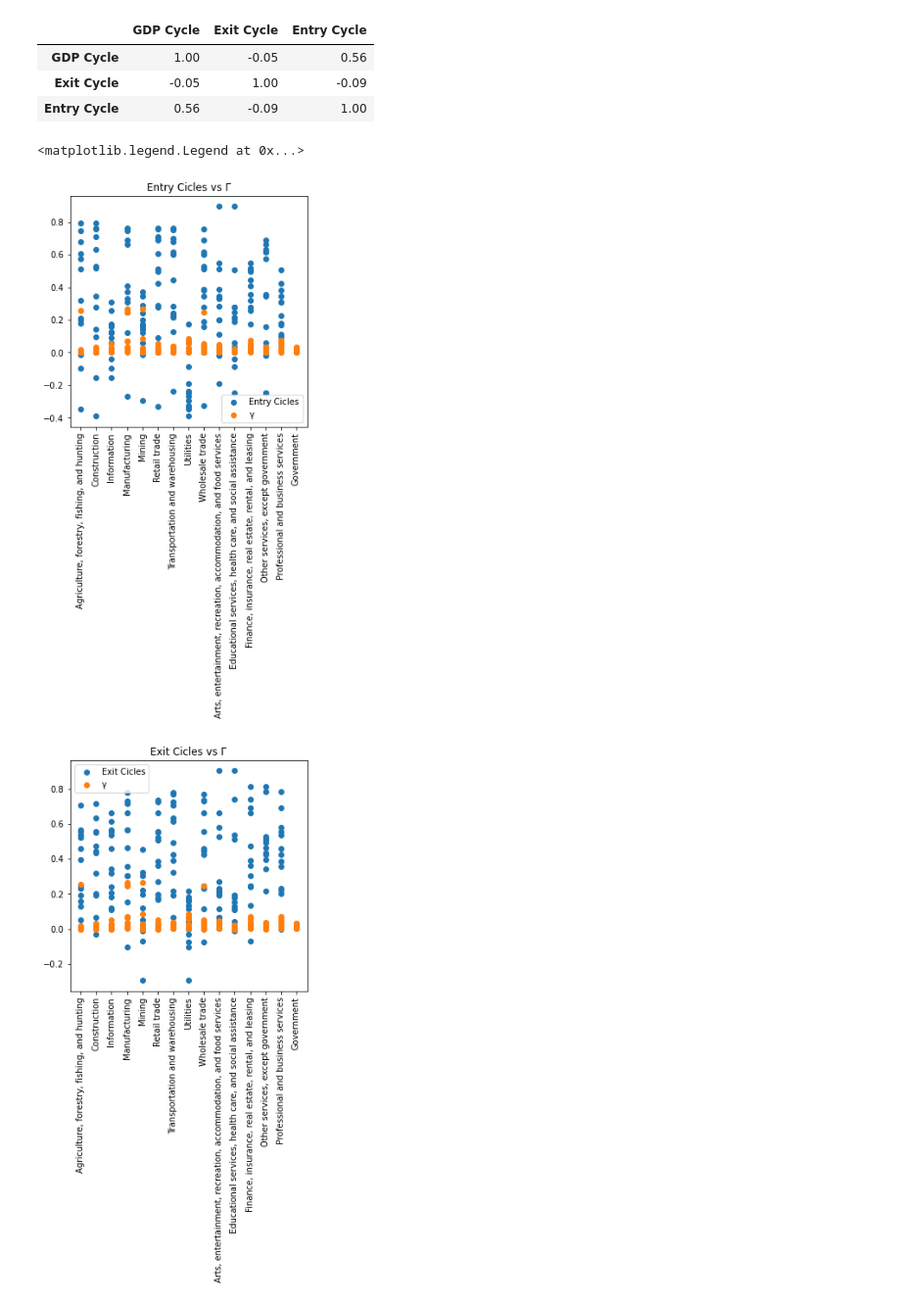
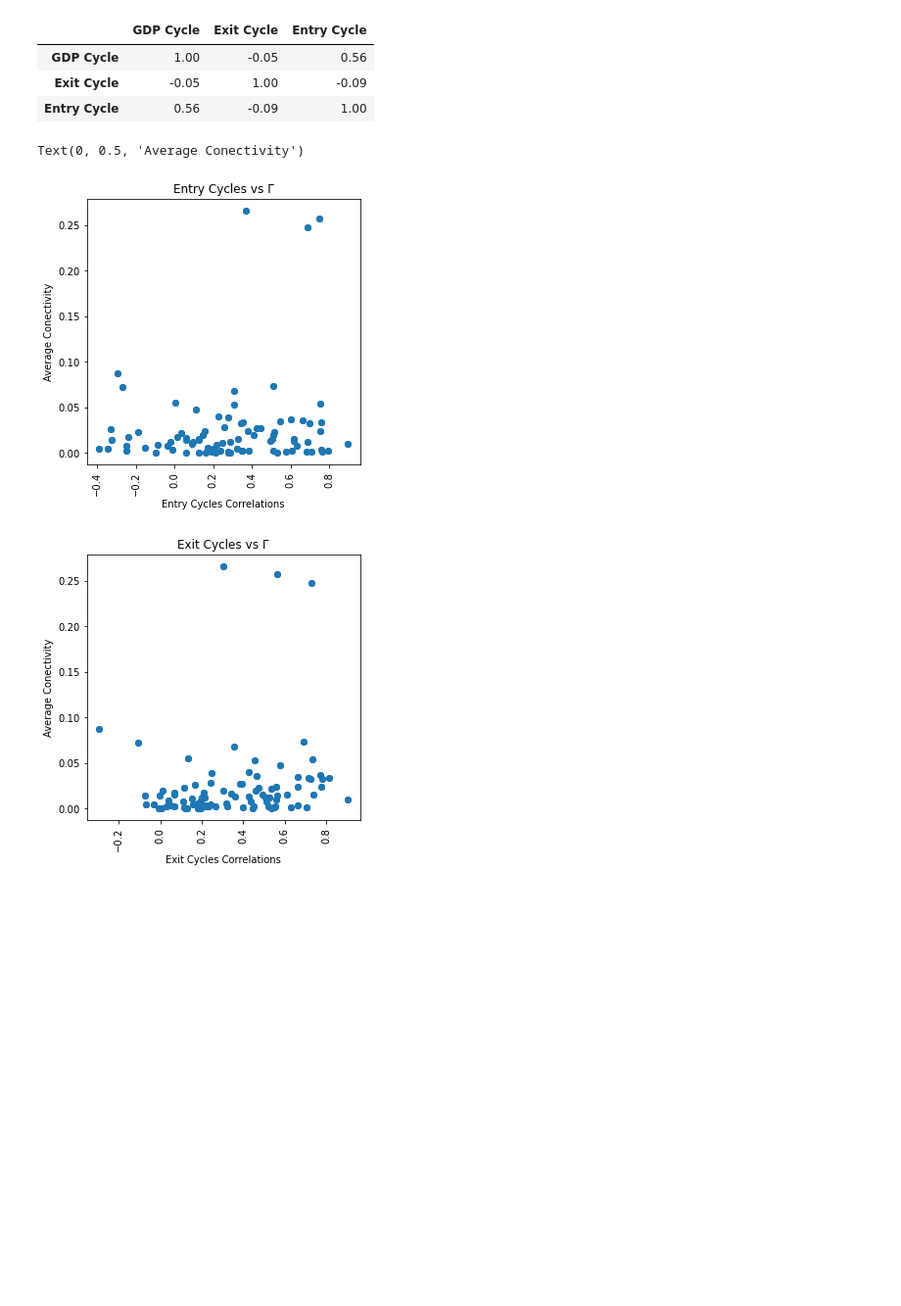
Before and after one commit to gapb2708/HeterogeneousFirms, a Jupyter notebook: Practica 7.ipynb, the cells around one changed output. Shown at 98% size. Cells and saved outputs as stored; diff of their text form; code cells hidden in the pictures; blank space fills up the shorter version.

Commit message:
Correlations graph fixed

```diff
--- a/Practica 7.ipynb
+++ b/Practica 7.ipynb
@@ -271,58 +271,51 @@ df_exit_corr.drop(["Accommodation and food services", "Arts, entertainment, and
        "Health care and social assistance", "Educational services",
        "Real estate and rental and leasing", "Finance and insurance",
        "Administrative and support and waste management and remediation services",
        "Other services (except public administration)",
       "Management of companies and enterprises", "Professional, scientific, and technical services","Total for all sectors"], axis=1, inplace=True)
 df_exit_corr.rename(columns={"Mining, quarrying, and oil and gas extraction":"Mining","Agriculture, forestry, fishing and hunting": "Agriculture, forestry, fishing, and hunting"}, inplace=True)
 
 #Creating Matrix Correlations for exit cycles
 
 exit_corr=np.zeros((df_exit_corr.corr("pearson").shape))
 
 for col in range (df_exit_corr.corr("pearson").shape[1]):
     for row in range (df_exit_corr.corr("pearson").shape[0]):
         if col==row:
             exit_corr[row,col]= None
         if col!=row:
             exit_corr[row,col]= df_exit_corr.corr("pearson").iloc[row,col]
 
 df_exit_corr=pd.DataFrame(exit_corr, columns=df_exit_corr.columns)
 
 #Plotting Scatter plots
 
 fig, axs = plt.subplots(figsize=(5,5))
 
-x=df_entry_corr.melt().dropna().iloc[:,0]
-y=df_entry_corr.melt().dropna().iloc[:,1]
-
+x=df_entry_corr.reindex(sorted(df_entry_corr), axis=1).set_index(df_entry_corr.columns).sort_index().melt().value
+y=df_average_conectivity.sort_index().reindex(sorted(df_average_conectivity), axis=1).drop("Government", axis=1).drop("Government").melt().value
 plt.scatter(x,y)
 
-x= df_average_conectivity.melt().dropna().iloc[:,0]
-y=df_average_conectivity.melt().dropna().iloc[:,1]
+plt.xticks(rotation = 90)
+plt.title("Entry Cycles vs Γ")
+plt.xlabel("Entry Cycles Correlations")
+plt.ylabel("Average Conectivity")
+
+
+fig, axs = plt.subplots(figsize=(5,5))
+
+x=df_exit_corr.reindex(sorted(df_exit_corr), axis=1).set_index(df_exit_corr.columns).sort_index().melt().value
+y=df_average_conectivity.sort_index().reindex(sorted(df_average_conectivity), axis=1).drop("Government", axis=1).drop("Government").melt().value
 
 plt.scatter(x,y)
 plt.xticks(rotation = 90)
-plt.title("Entry Cicles vs Γ")
-plt.legend(["Entry Cicles", "γ"])
-
-fig, axs = plt.subplots(figsize=(5,5))
-
-x=df_exit_corr.melt().iloc[:,0]
-y=df_exit_corr.melt().iloc[:,1]
-
-plt.scatter(x,y)
-
-x= df_average_conectivity.melt().dropna().iloc[:,0]
-y=df_average_conectivity.melt().dropna().iloc[:,1]
-
-plt.scatter(x,y)
-plt.xticks(rotation = 90)
-plt.title("Exit Cicles vs Γ")
-plt.legend(["Exit Cicles", "γ"])
+plt.title("Exit Cycles vs Γ")
+plt.xlabel("Exit Cycles Correlations")
+plt.ylabel("Average Conectivity")
 # %% [output]
-<matplotlib.legend.Legend at 0x...>
+Text(0, 0.5, 'Average Conectivity')
-[figure, old version]
+[figure, new version]
-[figure, old version]
+[figure, new version]
 # %%
 #Creating the Ratios of expenditures γ_bar, Γ_bar Matrix
 
```
Also changed, not shown: parts of 4 cells of this notebook.
